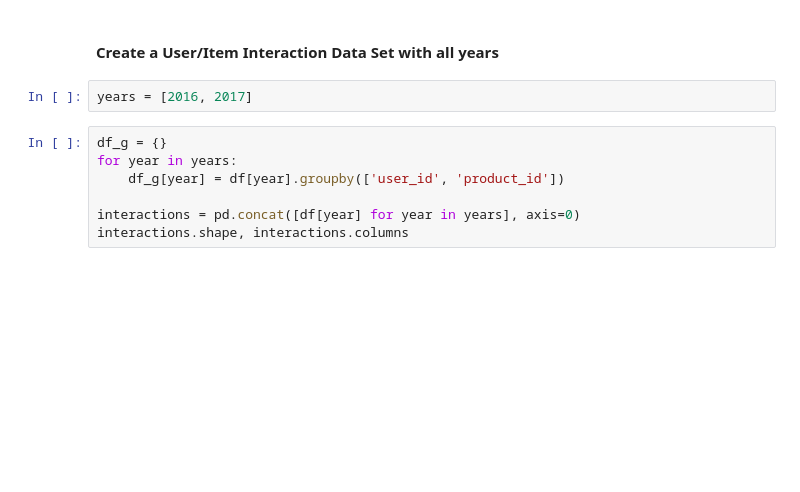
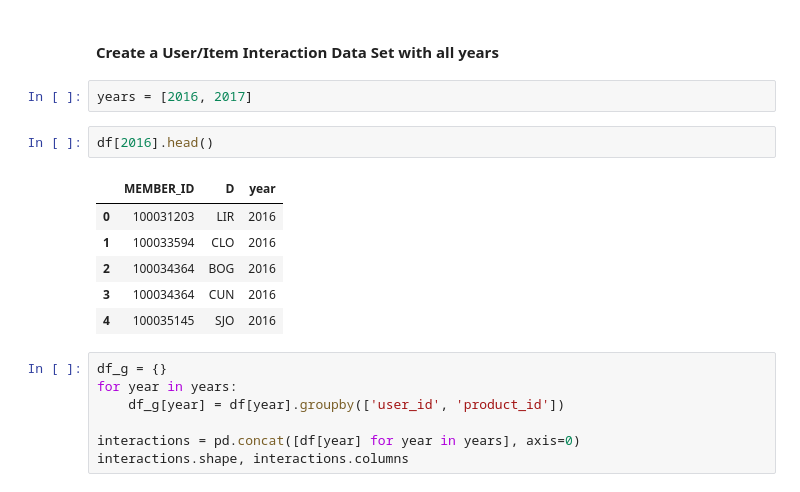
Before and after one commit to erlebach/copa_recommenders, a Jupyter notebook: copa_recommender_data_rankfm/one_destination_per_member/copa.ipynb, the cells around one changed output. Cells and saved outputs as stored; diff of their text form; blank space fills up the shorter version.

```diff
--- a/copa_recommender_data_rankfm/one_destination_per_member/copa.ipynb
+++ b/copa_recommender_data_rankfm/one_destination_per_member/copa.ipynb
@@ -69,6 +71,15 @@ df = rfmlib.read_data(2016, 2017)
 #### Create a User/Item Interaction Data Set with all years
 # %%
 years = [2016, 2017]
+# %%
+df[2016].head()
+# %% [output]
+|  | MEMBER_ID | D | year |
+| 0 | 100031203 | LIR | 2016 |
+| 1 | 100033594 | CLO | 2016 |
+| 2 | 100034364 | BOG | 2016 |
+| 3 | 100034364 | CUN | 2016 |
+| 4 | 100035145 | SJO | 2016 |
 # %%
 df_g = {}
 for year in years:
```
Also changed, not shown: parts of 8 cells of this notebook, 12 other files.
